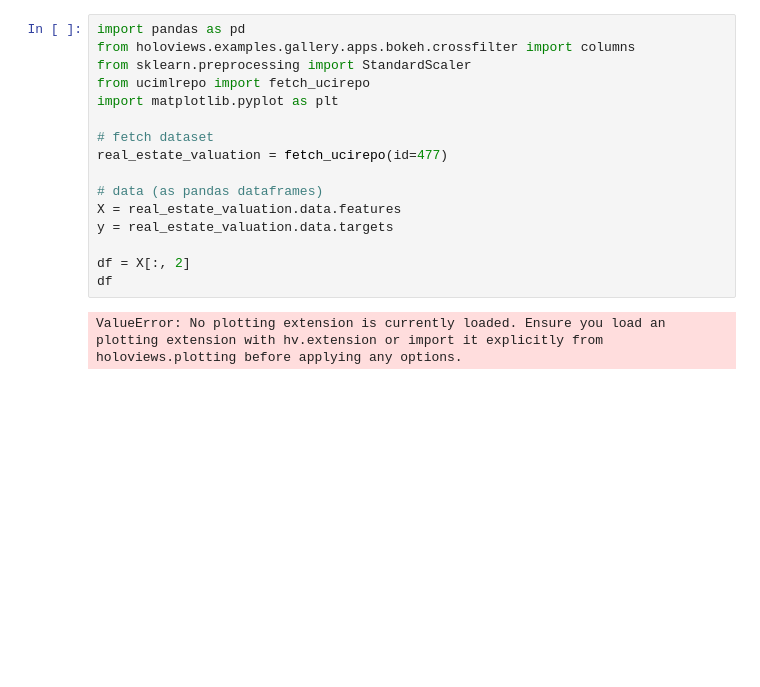
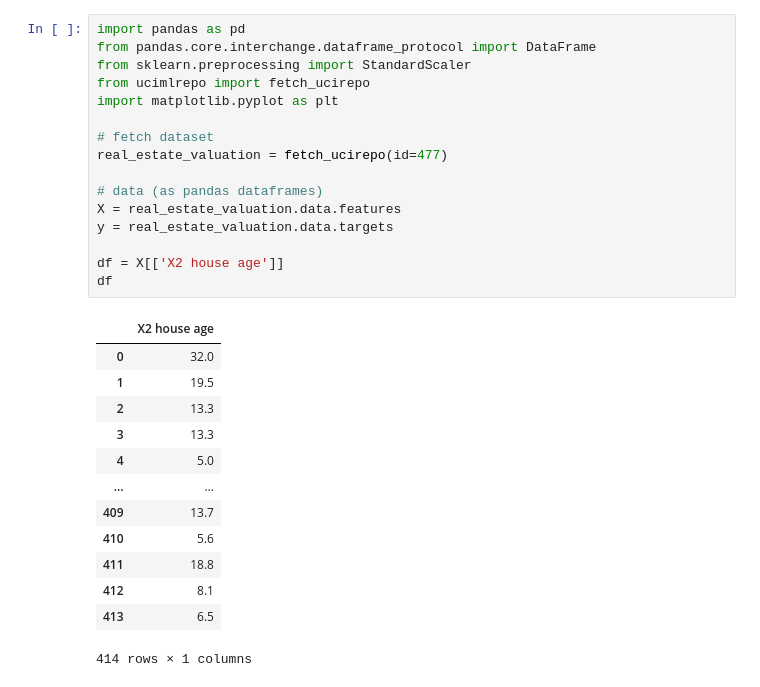
Before and after one commit to hinmiro/dataIsBeautifull_G2, a Jupyter notebook: assignments/Linear_regression.ipynb, the cells around one changed output. Drawn from its saved outputs; the diff is of its cells as text; blank space fills up the shorter version.

```diff
--- a/assignments/Linear_regression.ipynb
+++ b/assignments/Linear_regression.ipynb
@@ -1,21 +1,33 @@
 # %%
 import pandas as pd
-from holoviews.examples.gallery.apps.bokeh.crossfilter import columns
+from pandas.core.interchange.dataframe_protocol import DataFrame
 from sklearn.preprocessing import StandardScaler
 from ucimlrepo import fetch_ucirepo
 import matplotlib.pyplot as plt
 
 # fetch dataset
 real_estate_valuation = fetch_ucirepo(id=477)
 
 # data (as pandas dataframes)
 X = real_estate_valuation.data.features
 y = real_estate_valuation.data.targets
 
-df = X[:, 2]
+df = X[['X2 house age']]
 df
 # %% [output]
+|  | X2 house age |
+| 0 | 32.0 |
+| 1 | 19.5 |
+| 2 | 13.3 |
+| 3 | 13.3 |
+| 4 | 5.0 |
+| ... | ... |
+| 409 | 13.7 |
+| 410 | 5.6 |
+| 411 | 18.8 |
+| 412 | 8.1 |
+| 413 | 6.5 |
-ValueError: No plotting extension is currently loaded. Ensure you load an plotting extension with hv.extension or import it explicitly from holoviews.plotting before applying any options.
+414 rows × 1 columns
 # %%
 # Ensure df and df2 have the same number of rows
 if len(X) == len(y):
```
Also changed, not shown: parts of 3 cells of this notebook, 1 other file.
